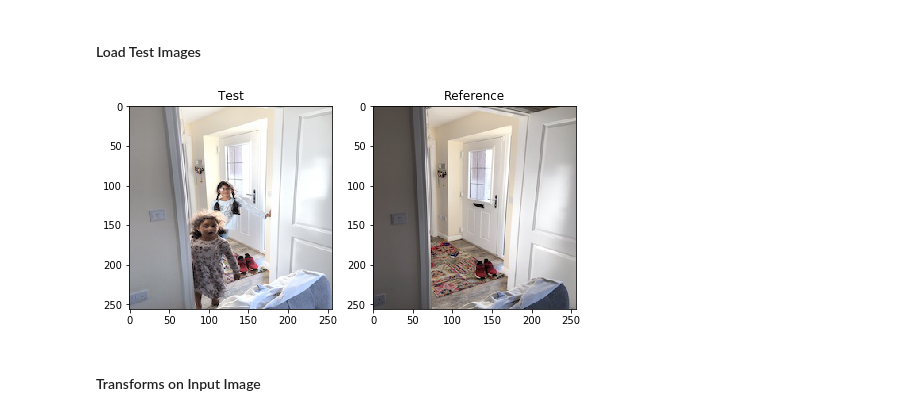
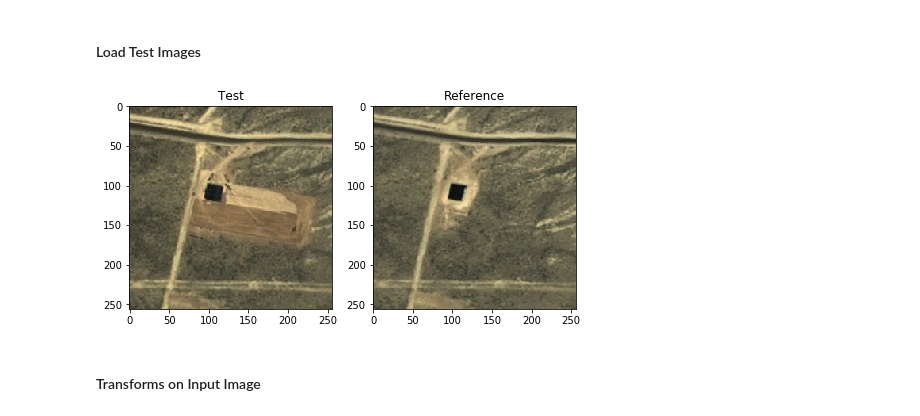
Before and after one commit to leonardoaraujosantos/ChangeNet, a Jupyter notebook: TestModelImgs.ipynb, the cells around one changed output. Saved outputs shown, nothing was run; the diff lists cells and outputs as text; code cells hidden in the pictures.

```diff
--- a/TestModelImgs.ipynb
+++ b/TestModelImgs.ipynb
@@ -23,23 +23,23 @@ Number of available GPUs: 8
 # %% [markdown]
 #### Load Test Images
 # %%
-test_img_orig = Image.open('DoorKids.jpeg')
-ref_img_orig = Image.open('Door.jpeg')
+test_img_orig = Image.open('Comp.png')
+ref_img_orig = Image.open('Ref.png')
 
-test_img = Image.open('DoorKids.jpeg')
-ref_img = Image.open('Door.jpeg')
+test_img = Image.open('Comp.png')
+ref_img = Image.open('Ref.png')
 #test_img = Image.open('test_img.png')
 #ref_img = Image.open('ref_img.png')
 fig=plt.figure(figsize=(8, 8))
 fig.add_subplot(1, 2, 1)
 plt.imshow(test_img)
 plt.title('Test')
 fig.add_subplot(1, 2, 2)
 plt.imshow(ref_img)
 plt.title('Reference')
 plt.show()
 # %% [output]
-[figure, old version]
+[figure, new version]
 # %% [markdown]
 #### Transforms on Input Image
 # %%
```
Also changed, not shown: parts of 4 cells of this notebook, 3 other files.
